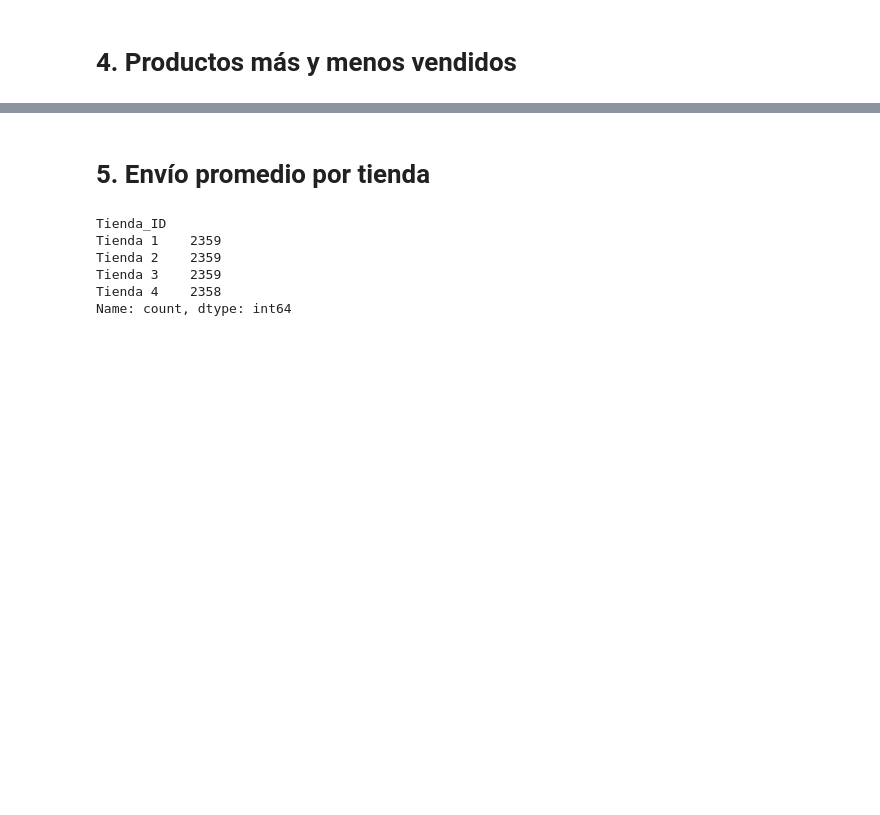
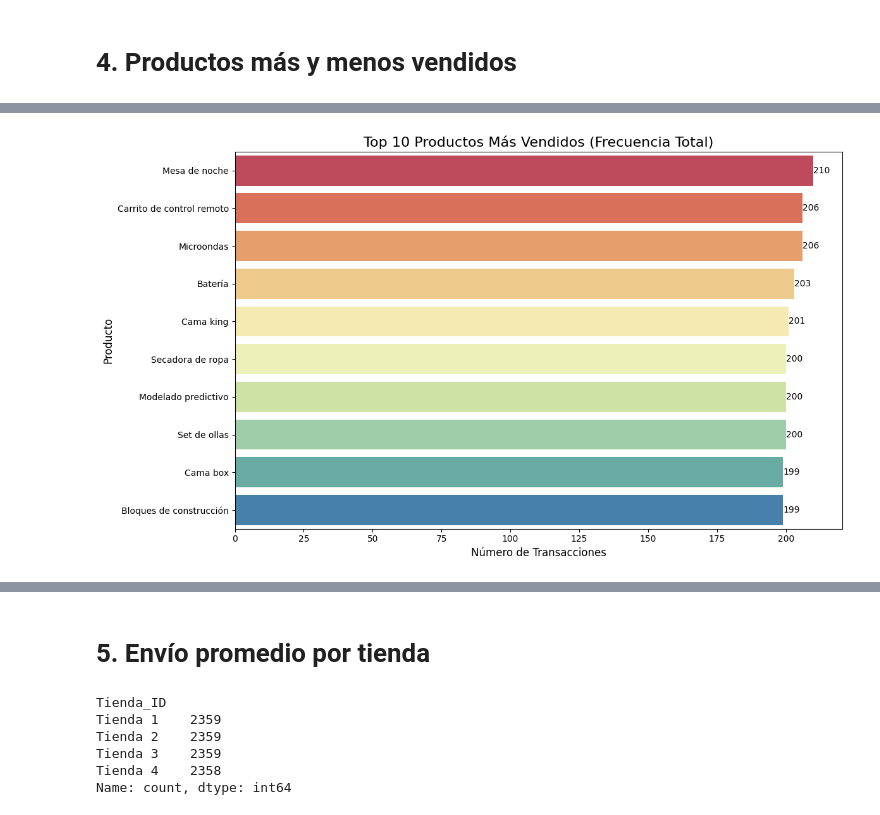
Before and after one commit to zxxcerbero/challenge1-data-science-latam, a Jupyter notebook: AluraStoreLatam.ipynb, the cells around one changed output, grey strips where cells are left out. Cells and saved outputs as stored; diff of their text form; code cells hidden in the pictures; blank space fills up the shorter version.

```diff
--- a/AluraStoreLatam.ipynb
+++ b/AluraStoreLatam.ipynb
@@ -106,0 +208,31 @@ Name: count, dtype: int64
+# %%
+# 1. Calculamos los 10 productos más vendidos por frecuencia
+top_10_productos = listas['Producto'].value_counts().head(10)
+
+# 2. Creamos la figura con buen tamaño
+plt.figure(figsize=(12, 7))
+
+# 3. Creamos el gráfico de barras horizontales (orient='h')
+sns.barplot(
+    x=top_10_productos.values,
+    y=top_10_productos.index,
+    hue=top_10_productos.index, # Para el esquema de colores
+    legend=False,
+    palette='Spectral' # Un esquema de colores diferente
+)
+
+# 4. Añadimos títulos
+plt.title('Top 10 Productos Más Vendidos (Frecuencia Total)', fontsize=16)
+plt.xlabel('Número de Transacciones', fontsize=12)
+plt.ylabel('Producto', fontsize=12)
+
+# 5. Añadimos etiquetas de valor a la derecha de cada barra
+for i, (value, name) in enumerate(zip(top_10_productos.values, top_10_productos.index)):
+    plt.text(value, i, f'{value}', va='center')
+
+# 6. Ajustamos el layout
+plt.tight_layout()
+plt.savefig('top_10_productos_frecuencia.png')
+plt.show()
+# %% [output]
+[figure, added]
```
Also changed, not shown: parts of 15 cells of this notebook.
